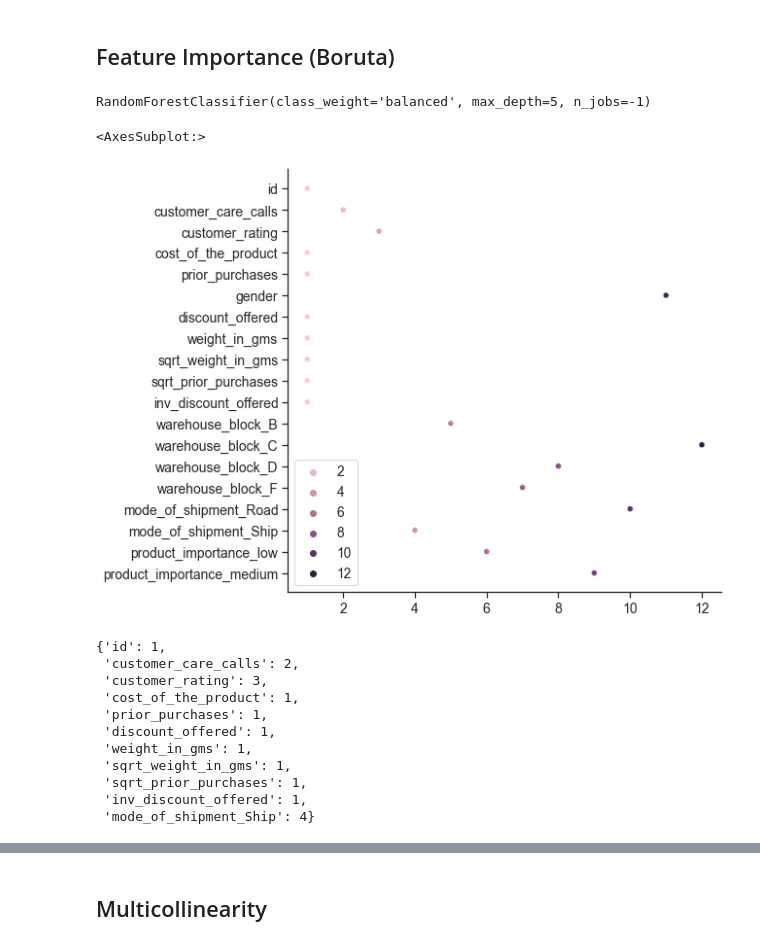
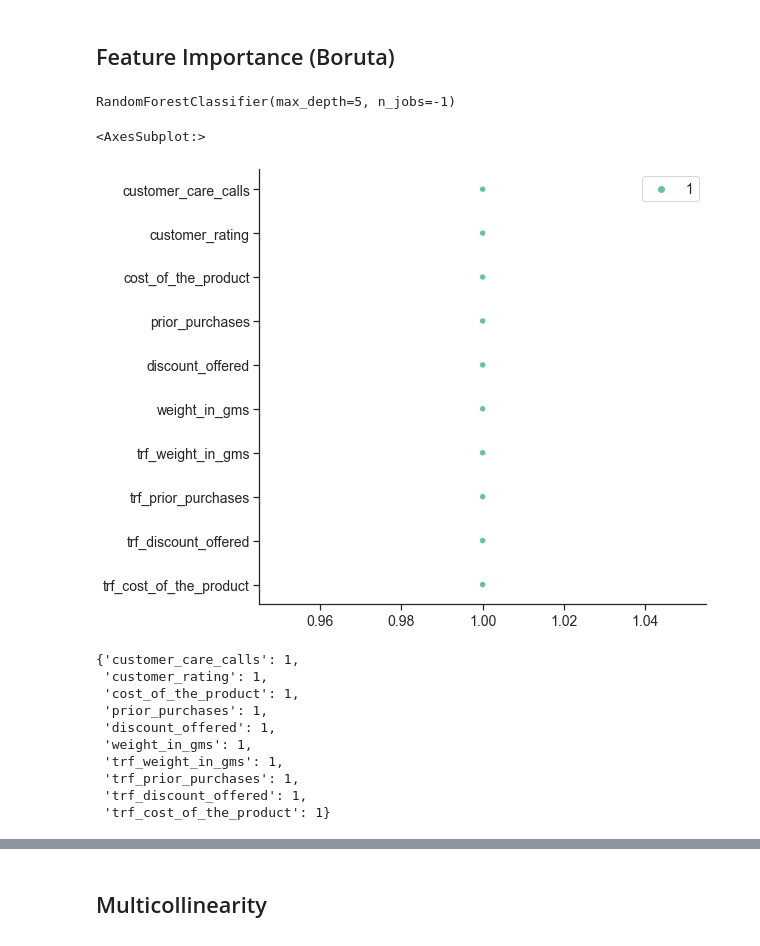
Before and after one commit to fnurrahmadi/data-portfolio, a Jupyter notebook: E-Commerce Shipping Data/project.ipynb, the cells around one changed output, grey strips where cells are left out. Cells and saved outputs as stored; diff of their text form; code cells hidden in the pictures.

```diff
--- a/E-Commerce Shipping Data/project.ipynb
+++ b/E-Commerce Shipping Data/project.ipynb
@@ -1542,7 +1553,7 @@ for i,label in enumerate(labels):
 # %%
 from sklearn.preprocessing import OneHotEncoder
 onehotcats = [col for col in cats if col not in labels]
-ohe = OneHotEncoder(drop='first', sparse=False).fit(X_train[onehotcats])
+ohe = OneHotEncoder(drop=None, sparse=False).fit(X_train[onehotcats])
 # %%
 X_train_ohe = ohe.transform(X_train[onehotcats])
 to_merge = pd.DataFrame(X_train_ohe, columns=ohe.get_feature_names(onehotcats))
@@ -1623,40 +1665,41 @@ bagian machine learning di bawah diabaikan dulu
 # %% [markdown]
 ## Feature Importance (Boruta)
+# %%
+features_num = [col for col in X_train.columns if col not in np.concatenate((labels,ohe.get_feature_names(onehotcats)))]
 # %%
 from sklearn.ensemble import RandomForestClassifier
 from boruta import BorutaPy
 
-rf = RandomForestClassifier(n_jobs=-1, class_weight='balanced', max_depth=5)
+rf = RandomForestClassifier(n_jobs=-1, class_weight=None , max_depth=5)
 # rf = RandomForestClassifier(n_jobs=-1)
-rf.fit(X_train, y_train)
+rf.fit(X_train[features_num], y_train)
 # %% [output]
-RandomForestClassifier(class_weight='balanced', max_depth=5, n_jobs=-1)
+RandomForestClassifier(max_depth=5, n_jobs=-1)
 # %%
 brt = BorutaPy(rf, n_estimators='auto', random_state=42)
-brt.fit(np.array(X_train), np.array(y_train))
+brt.fit(np.array(X_train[features_num]), np.array(y_train))
 brt_ranking = brt.ranking_
 # %%
 plt.figure(figsize=(8,8))
-sns.scatterplot(y=[col for col in X_train.columns.values], x=brt_ranking, hue=brt_ranking)
+sns.scatterplot(y=[col for col in X_train[features_num].columns.values], x=brt_ranking, hue=brt_ranking)
 # %% [output]
 <AxesSubplot:>
-[figure, old version]
+[figure, new version]
 # %%
 selected_features = {}
-for i, col in enumerate(X_train.columns):
-    if brt_ranking[i] <= 4:
+for i, col in enumerate(X_train[features_num].columns):
+    if brt_ranking[i] <= 1:
         selected_features[col] = brt_ranking[i]
 selected_features
 # %% [output]
-{'id': 1,
- 'customer_care_calls': 2,
- 'customer_rating': 3,
+{'customer_care_calls': 1,
+ 'customer_rating': 1,
  'cost_of_the_product': 1,
  'prior_purchases': 1,
  'discount_offered': 1,
  'weight_in_gms': 1,
- 'sqrt_weight_in_gms': 1,
- 'sqrt_prior_purchases': 1,
- 'inv_discount_offered': 1,
- 'mode_of_shipment_Ship': 4}
+ 'trf_weight_in_gms': 1,
+ 'trf_prior_purchases': 1,
+ 'trf_discount_offered': 1,
+ 'trf_cost_of_the_product': 1}
 # %%
```
Also changed, not shown: parts of 79 cells of this notebook.
